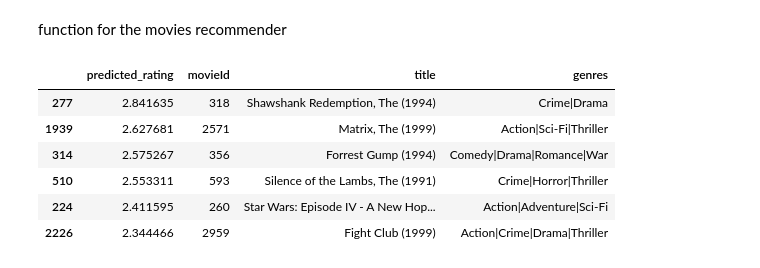
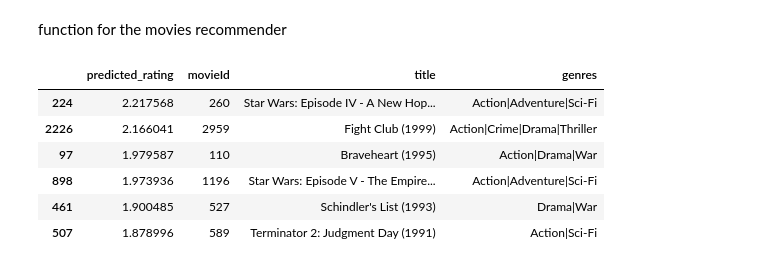
Before and after one commit to Joldon/Recommender_app, a Jupyter notebook: movies_recommender.ipynb, the cells around one changed output. Drawn from its saved outputs; the diff is of its cells as text; code cells hidden in the pictures.

```diff
--- a/movies_recommender.ipynb
+++ b/movies_recommender.ipynb
@@ -244,12 +245,12 @@ def recommend_movies(userId, n):
     movie_recommendations = weighted_averages.merge(movies, left_index=True, right_on='movieId').sort_values('predicted_rating', ascending=False)
     return movie_recommendations.head(n)
 # %%
-recommend_movies(23, 6)
+recommend_movies(24, 6)
 # %% [output]
 |  | predicted_rating | movieId | title | genres |
-| 277 | 2.841635 | 318 | Shawshank Redemption, The (1994) | Crime|Drama |
-| 1939 | 2.627681 | 2571 | Matrix, The (1999) | Action|Sci-Fi|Thriller |
-| 314 | 2.575267 | 356 | Forrest Gump (1994) | Comedy|Drama|Romance|War |
-| 510 | 2.553311 | 593 | Silence of the Lambs, The (1991) | Crime|Horror|Thriller |
-| 224 | 2.411595 | 260 | Star Wars: Episode IV - A New Hop... | Action|Adventure|Sci-Fi |
-| 2226 | 2.344466 | 2959 | Fight Club (1999) | Action|Crime|Drama|Thriller |
+| 224 | 2.217568 | 260 | Star Wars: Episode IV - A New Hop... | Action|Adventure|Sci-Fi |
+| 2226 | 2.166041 | 2959 | Fight Club (1999) | Action|Crime|Drama|Thriller |
+| 97 | 1.979587 | 110 | Braveheart (1995) | Action|Drama|War |
+| 898 | 1.973936 | 1196 | Star Wars: Episode V - The Empire... | Action|Adventure|Sci-Fi |
+| 461 | 1.900485 | 527 | Schindler's List (1993) | Drama|War |
+| 507 | 1.878996 | 589 | Terminator 2: Judgment Day (1991) | Action|Sci-Fi |
```
Also changed, not shown: parts of 1 cell of this notebook.
